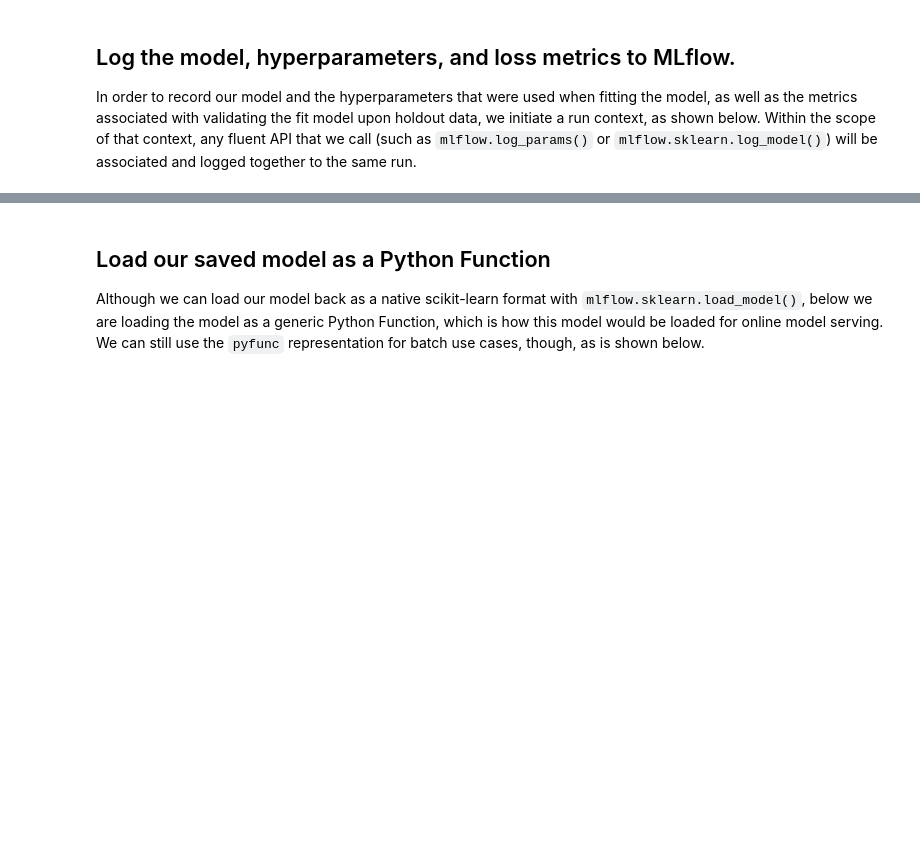
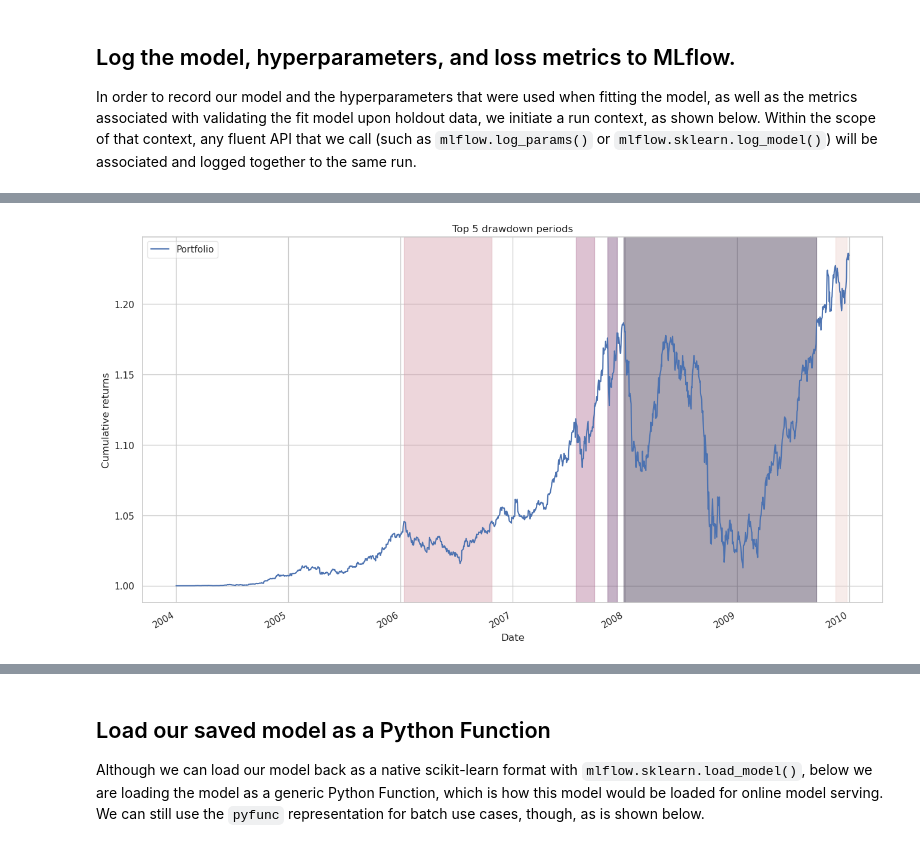
Before and after one commit to sanchezcarlosjr/evolufy, a Jupyter notebook: notebooks/1.0-cest-mlflow-tracking_quickstart.ipynb, the cells around one changed output, grey strips where cells are left out. Cells and saved outputs as stored; diff of their text form; code cells hidden in the pictures; blank space fills up the shorter version.

```diff
--- a/notebooks/1.0-cest-mlflow-tracking_quickstart.ipynb
+++ b/notebooks/1.0-cest-mlflow-tracking_quickstart.ipynb
@@ -96,0 +74,9 @@ Created version '1' of model 'tracking-quickstart'.
+# %%
+import pandas as pd
+
+results = pd.read_pickle('results.pickle')
+returns, positions, transactions = pf.utils.extract_rets_pos_txn_from_zipline(results)
+# %%
+pf.plot_drawdown_periods(returns, top=5).set_xlabel('Date');
+# %% [output]
+[figure, added]
```
Also changed, not shown: parts of 8 cells of this notebook, 32 other files.
